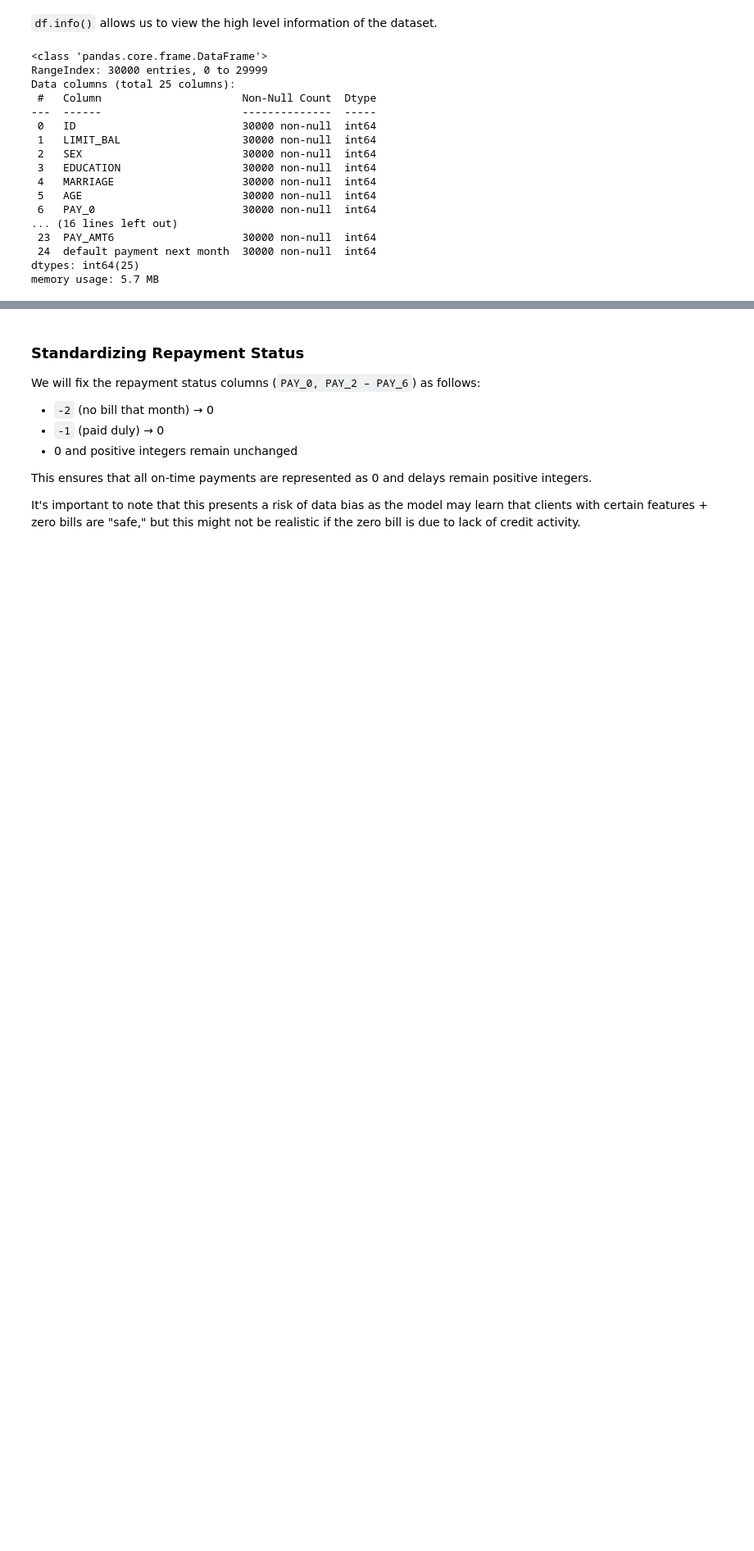
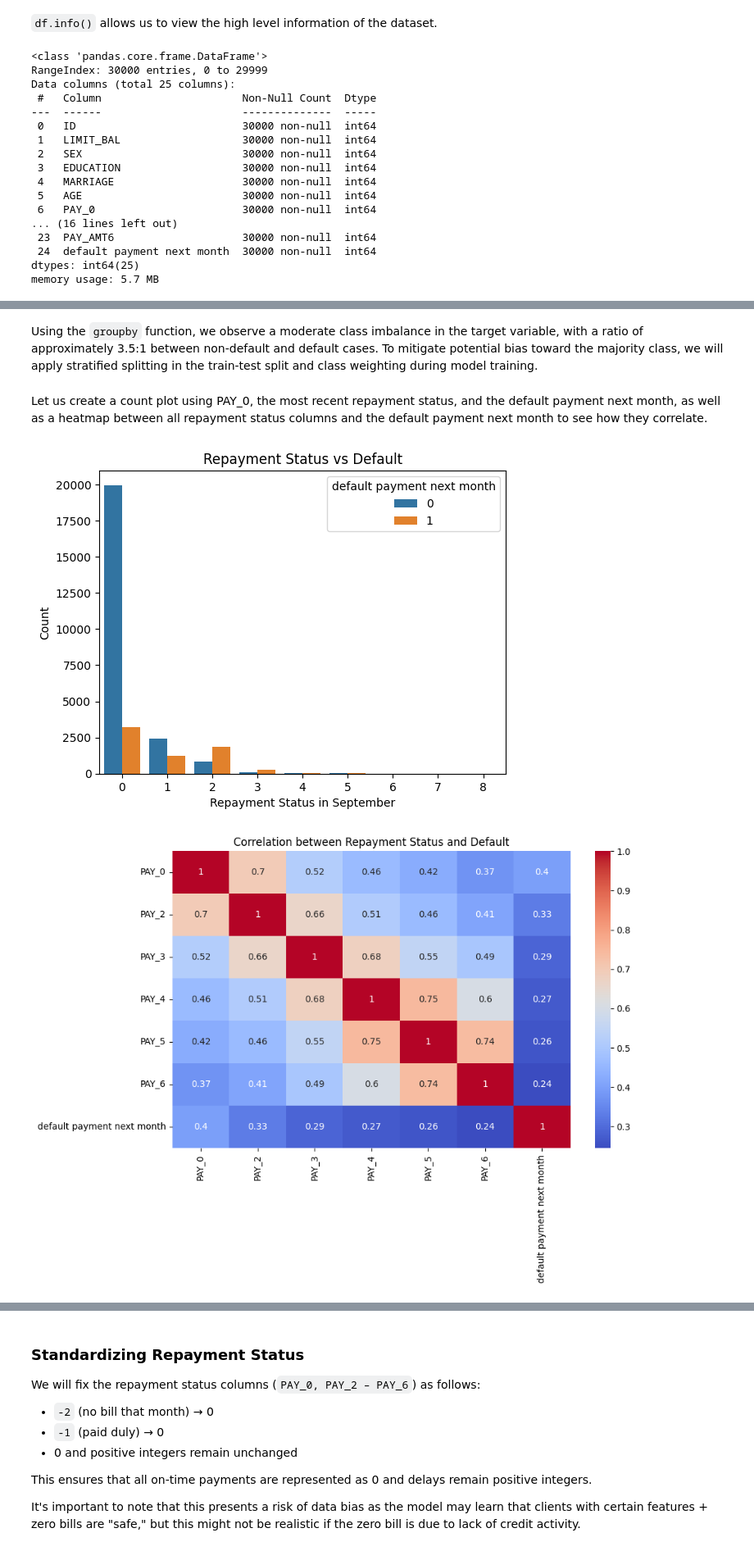
Before and after one commit to kelliekaw/credit-risk-prediction, a Jupyter notebook: credit_risk_prediction.ipynb, the cells around one changed output, grey strips where cells are left out. Shown at 82% size. Cells and saved outputs as stored; diff of their text form; code cells hidden in the pictures; blank space fills up the shorter version.

```diff
--- a/credit_risk_prediction.ipynb
+++ b/credit_risk_prediction.ipynb
@@ -161,0 +161,19 @@ Number of rows after removing duplicates: 29964
+# %% [markdown]
+Using the `groupby` function, we observe a moderate class imbalance in the target variable, with a ratio of approximately 3.5:1 between non-default and default cases. To mitigate potential bias toward the majority class, we will apply stratified splitting in the train-test split and class weighting during model training.
+# %% [markdown]
+Let us create a count plot using PAY_0, the most recent repayment status, and the default payment next month, as well as a heatmap between all repayment status columns and the default payment next month to see how they correlate.
+# %%
+sns.countplot(x='PAY_0', hue='default payment next month', data=df)
+plt.title("Repayment Status vs Default")
+plt.xlabel("Repayment Status in September")
+plt.ylabel("Count")
+plt.show()
+
+pay_cols = ["PAY_0", "PAY_2", "PAY_3", "PAY_4", "PAY_5", "PAY_6"]
+plt.figure(figsize=(10,6))
+sns.heatmap(df[pay_cols + ["default payment next month"]].corr(), annot=True, cmap="coolwarm")
+plt.title("Correlation between Repayment Status and Default")
+plt.show()
+# %% [output]
+[figure, added]
+[figure, added]
```
Also changed, not shown: parts of 16 cells of this notebook.
